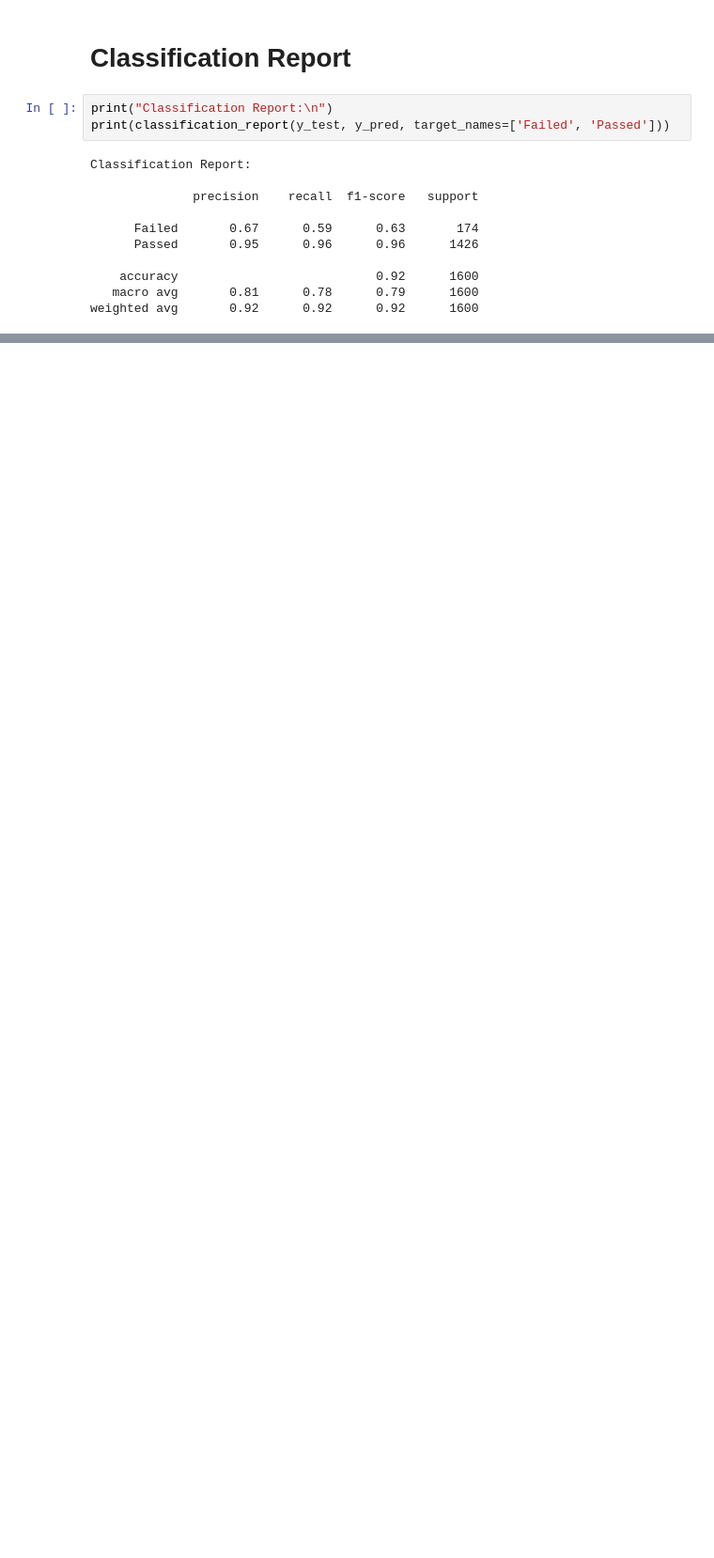
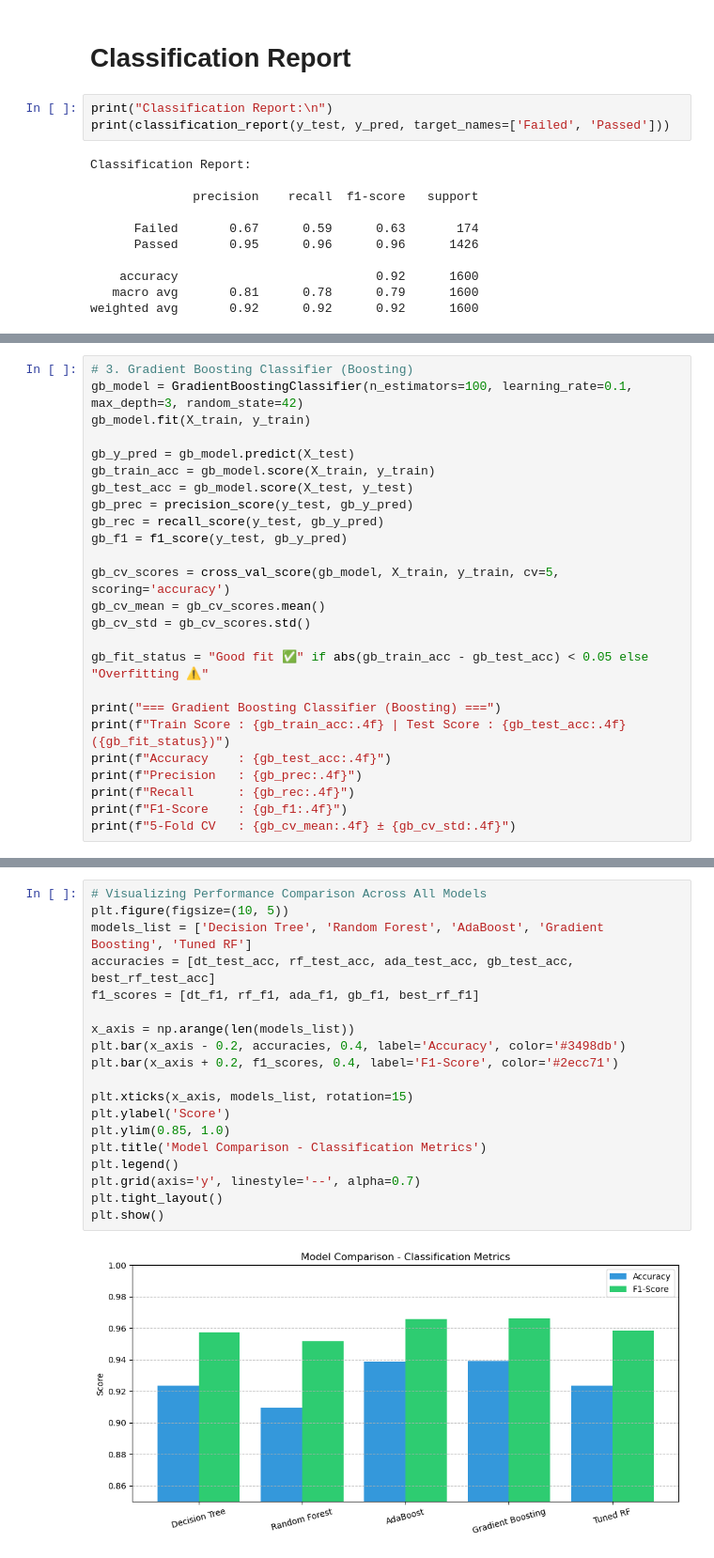
Before and after one commit to Dhruvkakkkad007/LearnerPulse-AI, a Jupyter notebook: model Training.ipynb, the cells around one changed output, grey strips where cells are left out. Shown at 94% size. Cells and saved outputs as stored; diff of their text form; blank space fills up the shorter version.

```diff
--- a/model Training.ipynb
+++ b/model Training.ipynb
@@ -313,0 +432,25 @@ weighted avg       0.92      0.92      0.92      1600
+# %%
+# 3. Gradient Boosting Classifier (Boosting)
+gb_model = GradientBoostingClassifier(n_estimators=100, learning_rate=0.1, max_depth=3, random_state=42)
+gb_model.fit(X_train, y_train)
+
+gb_y_pred = gb_model.predict(X_test)
+gb_train_acc = gb_model.score(X_train, y_train)
+gb_test_acc = gb_model.score(X_test, y_test)
+gb_prec = precision_score(y_test, gb_y_pred)
+gb_rec = recall_score(y_test, gb_y_pred)
+gb_f1 = f1_score(y_test, gb_y_pred)
+
+gb_cv_scores = cross_val_score(gb_model, X_train, y_train, cv=5, scoring='accuracy')
+gb_cv_mean = gb_cv_scores.mean()
+gb_cv_std = gb_cv_scores.std()
+
+gb_fit_status = "Good fit ✅" if abs(gb_train_acc - gb_test_acc) < 0.05 else "Overfitting ⚠️"
+
+print("=== Gradient Boosting Classifier (Boosting) ===")
+print(f"Train Score : {gb_train_acc:.4f} | Test Score : {gb_test_acc:.4f} ({gb_fit_status})")
+print(f"Accuracy    : {gb_test_acc:.4f}")
+print(f"Precision   : {gb_prec:.4f}")
+print(f"Recall      : {gb_rec:.4f}")
+print(f"F1-Score    : {gb_f1:.4f}")
+print(f"5-Fold CV   : {gb_cv_mean:.4f} ± {gb_cv_std:.4f}")
@@ -313,0 +573,21 @@ weighted avg       0.92      0.92      0.92      1600
+# %%
+# Visualizing Performance Comparison Across All Models
+plt.figure(figsize=(10, 5))
+models_list = ['Decision Tree', 'Random Forest', 'AdaBoost', 'Gradient Boosting', 'Tuned RF']
+accuracies = [dt_test_acc, rf_test_acc, ada_test_acc, gb_test_acc, best_rf_test_acc]
+f1_scores = [dt_f1, rf_f1, ada_f1, gb_f1, best_rf_f1]
+
+x_axis = np.arange(len(models_list))
+plt.bar(x_axis - 0.2, accuracies, 0.4, label='Accuracy', color='#3498db')
+plt.bar(x_axis + 0.2, f1_scores, 0.4, label='F1-Score', color='#2ecc71')
+
+plt.xticks(x_axis, models_list, rotation=15)
+plt.ylabel('Score')
+plt.ylim(0.85, 1.0)
+plt.title('Model Comparison - Classification Metrics')
+plt.legend()
+plt.grid(axis='y', linestyle='--', alpha=0.7)
+plt.tight_layout()
+plt.show()
+# %% [output]
+[figure, added]
```
Also changed, not shown: parts of 12 cells of this notebook, 4 other files.
